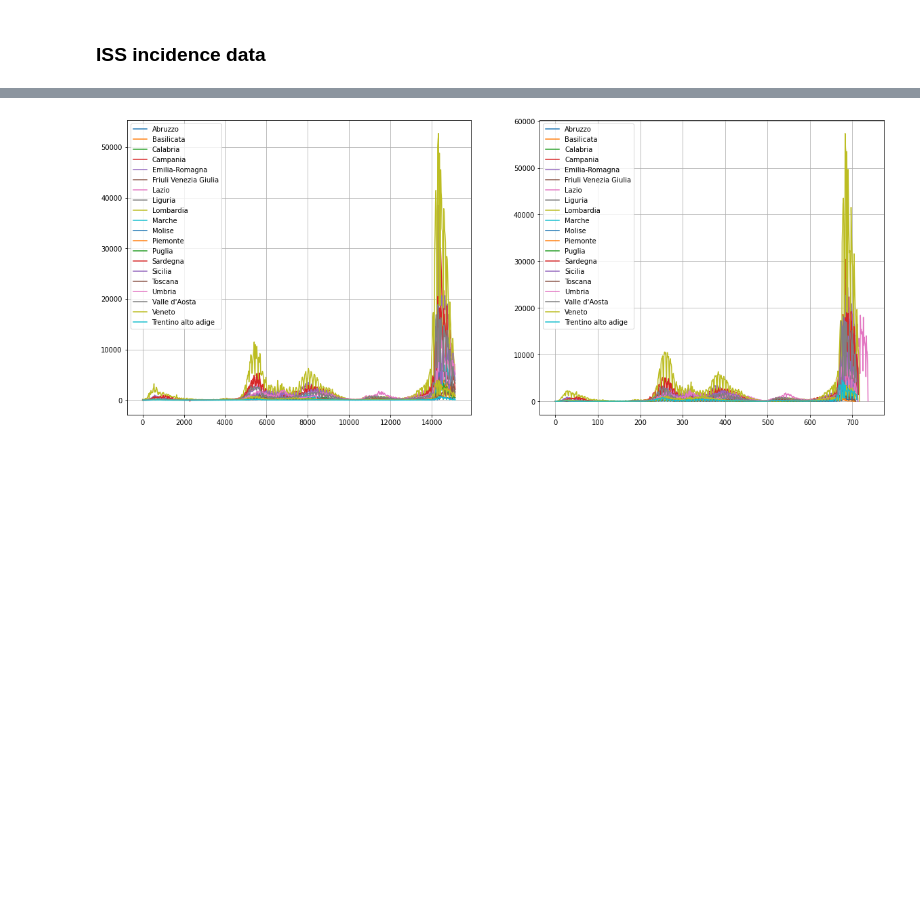
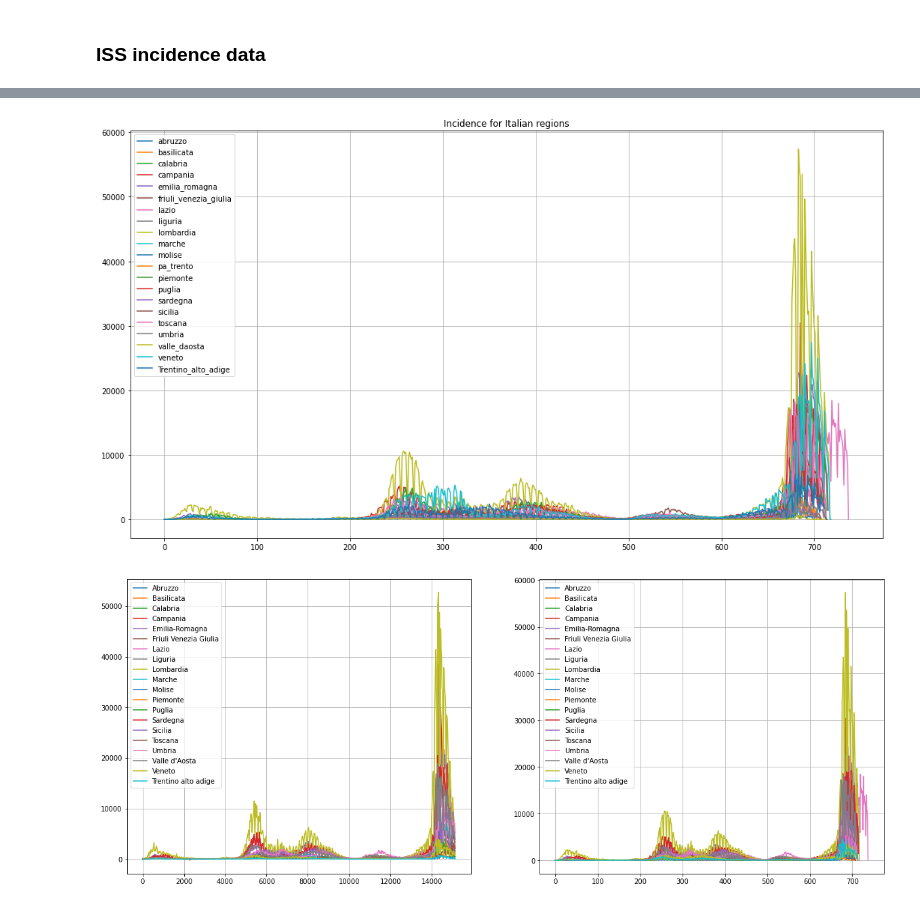
Before and after one commit to RinaldiLuca/Mobility_in_Covid19_Pandemic, a Jupyter notebook: Sam.ipynb, the cells around one changed output, grey strips where cells are left out. Saved outputs shown, nothing was run; the diff lists cells and outputs as text; code cells hidden in the pictures; blank space fills up the shorter version.

```diff
--- a/Sam.ipynb
+++ b/Sam.ipynb
@@ -144,9 +159,9 @@ region_list_iss = list(itertools.chain(*region_list_iss))
 # region_list_iss.remove('pa_trento')
 # region_list_iss.remove('trentino_alto_adige')
 
-# region_list_iss.append('trentino_alto_adige')
+region_list_iss.append('Trentino_alto_adige')
 # i could just use the same list of the previous dataset by protezione civile
-region_list_iss = region_list
+
 dic_regions_iss = {}
 for i,j in enumerate(region_list_iss):
     dic_regions_iss[j] = i
@@ -164,0 +176,5 @@ df_list_iss.append(df_trentino_iss)
+# %%
+# assigning a column called region to each dataframe in the df_list_iss list
+for i,frame in enumerate(df_list_iss):
+    frame['denominazione_regione'] = region_list_iss[i]
+df_list_iss[1]
@@ -165,3 +195,6 @@ df_list_iss.append(df_trentino_iss)
+# %%
+df_iss = pd.concat([*df_list_iss])
+df_iss = df_iss[(df_iss['denominazione_regione'] != 'pa_bolzano') & (df_iss['denominazione_regione'] != 'p.a. trento') & (df_iss['denominazione_regione'] != 'trentino_alto_adige')]
 # %%
 plt.figure(figsize=(18,10))
 for idx  in region_list_iss:
@@ -174,3 +205,16 @@ plt.legend();
+# %%
+# comprehensive version with a unique dataframe
+plt.figure(figsize=(18,10))
+
+for i in df_iss.denominazione_regione.unique():
+    # print(i)
+    # print(len(df_prot_civ[df_prot_civ['denominazione_regione'] == i]))
+    plt.plot(df_iss[df_iss['denominazione_regione'] == i].casi, label = i)
+plt.grid()
+plt.title('Incidence for Italian regions')
+plt.legend();
+# %% [output]
+[figure, added]
 # %%
 # comparing the two plots for the different dataframes
 
```
Also changed, not shown: parts of 11 cells of this notebook, 1 other file.
